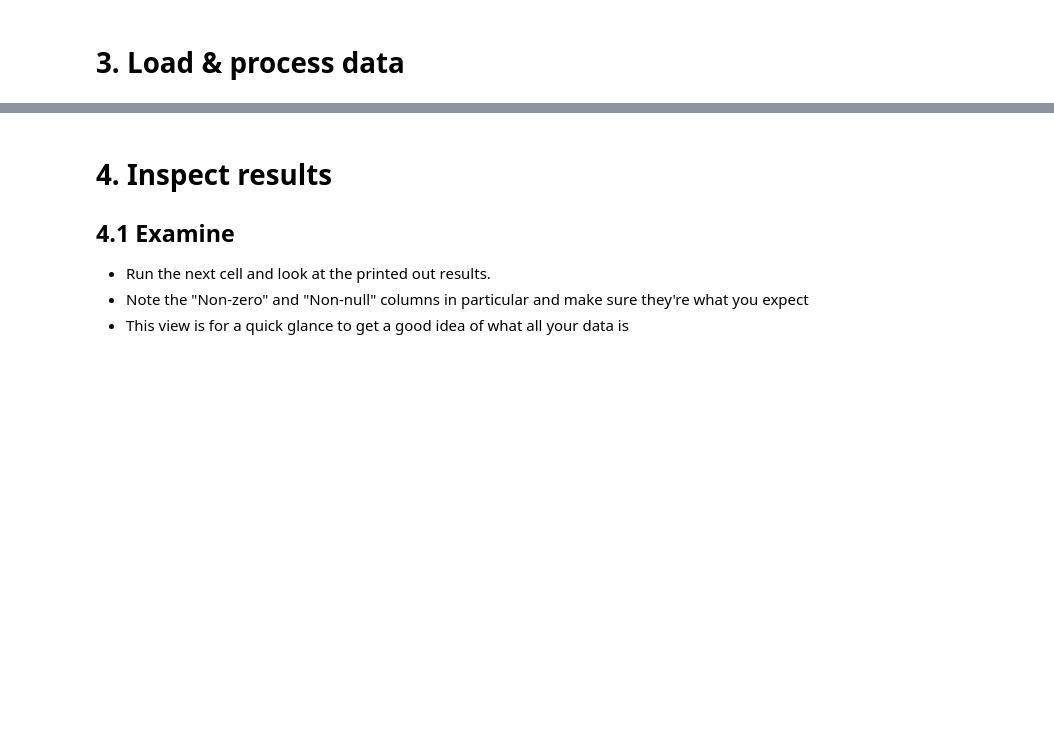
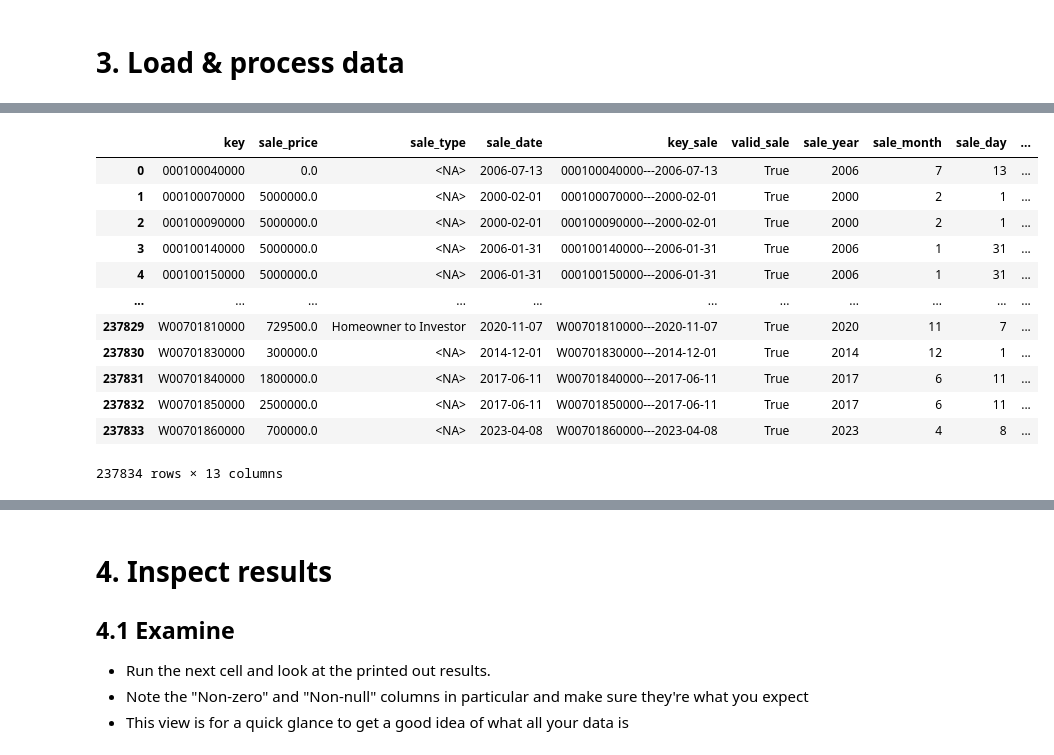
Before and after one commit to larsiusprime/openavmkit, a Jupyter notebook: notebooks/pipeline/01-assemble.ipynb, the cells around one changed output, grey strips where cells are left out. Saved outputs shown, nothing was run; the diff lists cells and outputs as text; code cells hidden in the pictures; blank space fills up the shorter version.

```diff
--- a/notebooks/pipeline/01-assemble.ipynb
+++ b/notebooks/pipeline/01-assemble.ipynb
@@ -94,0 +117,16 @@ dataframes = from_checkpoint("1-assemble-01-load_dataframes", load_dataframes,
+# %%
+dataframes["sales"]
+# %% [output]
+|  | key | sale_price | sale_type | sale_date | key_sale | valid_sale | sale_year | sale_month | sale_day | ... |
+| 0 | 000100040000 | 0.0 | <NA> | 2006-07-13 | 000100040000---2006-07-13 | True | 2006 | 7 | 13 | ... |
+| 1 | 000100070000 | 5000000.0 | <NA> | 2000-02-01 | 000100070000---2000-02-01 | True | 2000 | 2 | 1 | ... |
+| 2 | 000100090000 | 5000000.0 | <NA> | 2000-02-01 | 000100090000---2000-02-01 | True | 2000 | 2 | 1 | ... |
+| 3 | 000100140000 | 5000000.0 | <NA> | 2006-01-31 | 000100140000---2006-01-31 | True | 2006 | 1 | 31 | ... |
+| 4 | 000100150000 | 5000000.0 | <NA> | 2006-01-31 | 000100150000---2006-01-31 | True | 2006 | 1 | 31 | ... |
+| ... | ... | ... | ... | ... | ... | ... | ... | ... | ... | ... |
+| 237829 | W00701810000 | 729500.0 | Homeowner to Investor | 2020-11-07 | W00701810000---2020-11-07 | True | 2020 | 11 | 7 | ... |
+| 237830 | W00701830000 | 300000.0 | <NA> | 2014-12-01 | W00701830000---2014-12-01 | True | 2014 | 12 | 1 | ... |
+| 237831 | W00701840000 | 1800000.0 | <NA> | 2017-06-11 | W00701840000---2017-06-11 | True | 2017 | 6 | 11 | ... |
+| 237832 | W00701850000 | 2500000.0 | <NA> | 2017-06-11 | W00701850000---2017-06-11 | True | 2017 | 6 | 11 | ... |
+| 237833 | W00701860000 | 700000.0 | <NA> | 2023-04-08 | W00701860000---2023-04-08 | True | 2023 | 4 | 8 | ... |
+237834 rows × 13 columns
```
Also changed, not shown: parts of 12 cells of this notebook, 2 other files.
